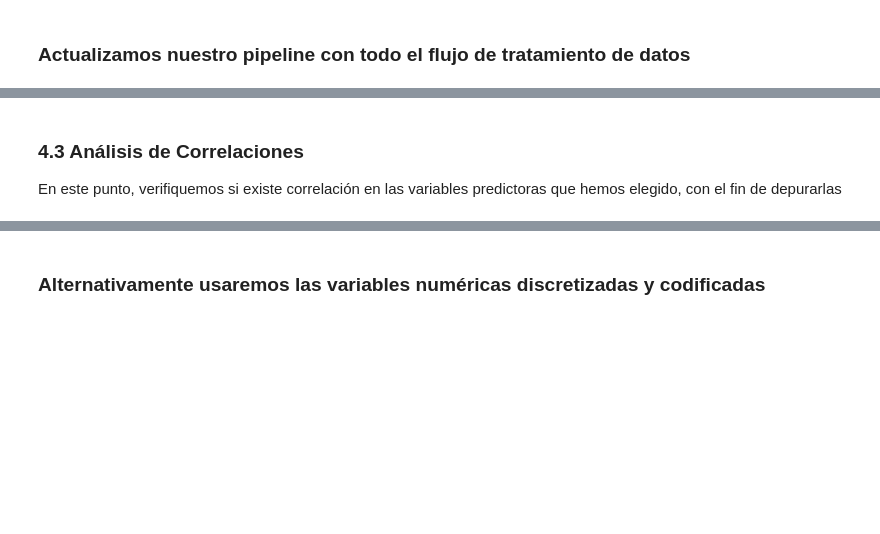
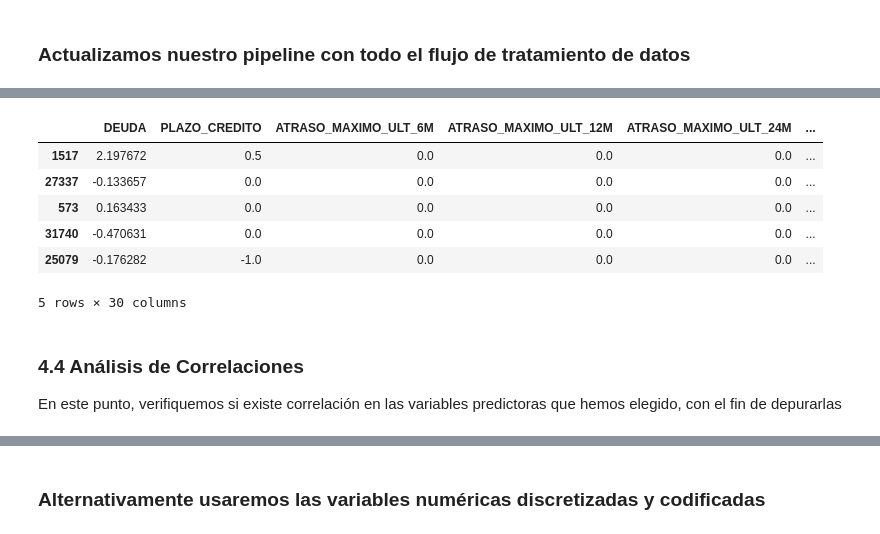
Before and after one commit to jpantojaj/Backtesting_Stresstesting, a Jupyter notebook: Sesión_2_4_Construccion_Credit_Scoring.ipynb, the cells around one changed output, grey strips where cells are left out. Saved outputs shown, nothing was run; the diff lists cells and outputs as text; code cells hidden in the pictures; blank space fills up the shorter version.

```diff
--- a/Sesión_2_4_Construccion_Credit_Scoring.ipynb
+++ b/Sesión_2_4_Construccion_Credit_Scoring.ipynb
@@ -41,0 +90,4 @@ df_clase.head()
+# %%
+df_clase=df_clase.drop_duplicates()
+df_clase.reset_index()
+df_clase.shape
@@ -407,5 +916,0 @@ from feature_engine.encoding import WoEEncoder
-# %%
-encoder_2 = WoEEncoder(variables=['SEGMENTOCLIENTE','CLASIF_SISTEMA_ULT_12M','FLG_PDH','PROFESION','ZONA_DEL_DESEMBOLSO','ESTADO_CIVIL',
-                                  'FLG_GARANTIA','HIPOTECARIO_RELACIONADA'],
-                       fill_value=0) #ignore_format=False
-encoder_2.fit(X_train_t[cat_cols_2], y_train)
@@ -455,0 +996,4 @@ num_cols_2=['MEDIANA_AHORROS_ULT_6M','INGRESO_CLIENTE','MESES_AHORROS_ULT_6M','N
+# %%
+encoder_2 = WoEEncoder(variables=cat_cols,
+                       fill_value=0) #ignore_format=False
+encoder_2.fit(X_train_t[cat_cols], y_train)
@@ -481,8 +1047,8 @@ pipe_5 = Pipeline(
           'LINEA_DE_TC', 'MONTO_TC_MEMBRESIA'])],remainder='passthrough',verbose_feature_names_out=False).set_output(transform="pandas")
         ),
         (   "encoder_2",
-            WoEEncoder(variables=['SEGMENTOCLIENTE','CLASIF_SISTEMA_ULT_12M','FLG_PDH','PROFESION','ZONA_DEL_DESEMBOLSO','ESTADO_CIVIL',
-                                  'FLG_GARANTIA','HIPOTECARIO_RELACIONADA'],
+            WoEEncoder(variables=['FLG_GARANTIA','SEGMENTOCLIENTE','TARJETA_RELACIONADA','VEHICULAR_RELACIONADA','HIPOTECARIO_RELACIONADA','CLASIF_SISTEMA_ULT_12M',
+          'FLG_PDH','PROFESION','ZONA_DEL_DESEMBOLSO','ESTADO_CIVIL','FLG_TC_VISA','FLG_TC_MC'],
                        fill_value=0)
         ),
     ]
@@ -492,8 +1076,18 @@ pipe_5.fit(X_train,y_train)
 # %%
 X_train_t_p = pipe_5.transform(X_train)
 X_test_t_p = pipe_5.transform(X_test)
+# %%
+X_train_t_p.head()
+# %% [output]
+|  | DEUDA | PLAZO_CREDITO | ATRASO_MAXIMO_ULT_6M | ATRASO_MAXIMO_ULT_12M | ATRASO_MAXIMO_ULT_24M | ... |
+| 1517 | 2.197672 | 0.5 | 0.0 | 0.0 | 0.0 | ... |
+| 27337 | -0.133657 | 0.0 | 0.0 | 0.0 | 0.0 | ... |
+| 573 | 0.163433 | 0.0 | 0.0 | 0.0 | 0.0 | ... |
+| 31740 | -0.470631 | 0.0 | 0.0 | 0.0 | 0.0 | ... |
+| 25079 | -0.176282 | -1.0 | 0.0 | 0.0 | 0.0 | ... |
+5 rows × 30 columns
 # %% [markdown]
-### 4.3 Análisis de Correlaciones
+### 4.4 Análisis de Correlaciones
 En este punto, verifiquemos si existe correlación en las variables predictoras que hemos elegido, con el fin de depurarlas
 # %%
 # Creemos una función para identificar de manera masiva a las variables correlacionadas, en caso de tener un mayor volumen de variables
```
Also changed, not shown: parts of 85 cells of this notebook.
